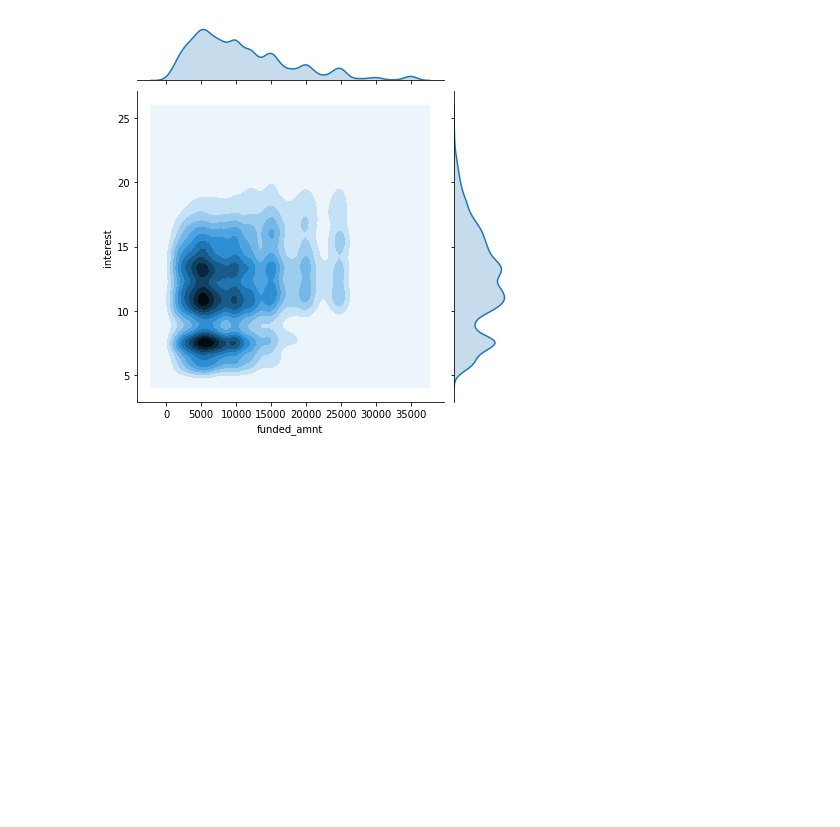
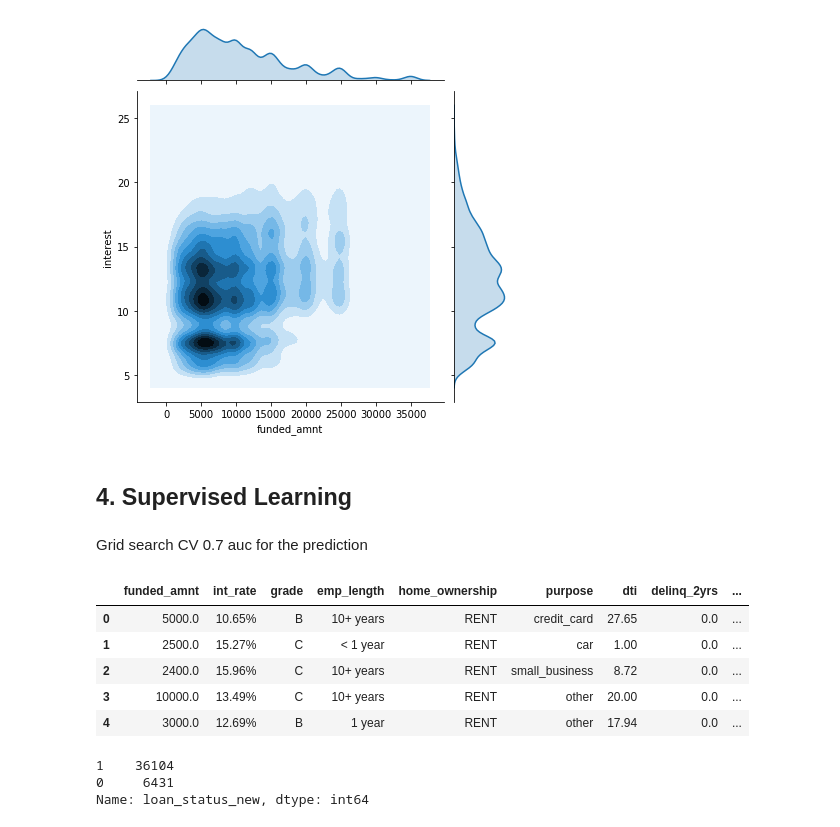
Before and after one commit to j-tian/Springboard, a Jupyter notebook: capstone_one.ipynb, the cells around one changed output. Saved outputs shown, nothing was run; the diff lists cells and outputs as text; code cells hidden in the pictures; blank space fills up the shorter version.

```diff
--- a/capstone_one.ipynb
+++ b/capstone_one.ipynb
@@ -261,3 +262,8 @@ sns.jointplot(x=amount, y=interest, data=df, kind="kde")
 # %% [output]
 <seaborn.axisgrid.JointGrid at 0x...>
 [figure]
+# %% [markdown]
+## 4. Supervised Learning
+# %% [markdown]
+Grid search CV
+0.7 auc for the prediction
@@ -263,0 +279,15 @@ sns.jointplot(x=amount, y=interest, data=df, kind="kde")
+# %%
+df1 = df.filter(['funded_amnt','term','int_rate','installment','grade','sub_grade','emp_length','home_ownership',
+                    'annual_inc','verification_status','purpose','dti','delinq_2yrs','loan_status_new'])
+df1=df1.dropna(axis=0)
+df1.drop(['installment','sub_grade','verification_status','term'], axis=1, inplace = True)
+#df1.drop(['purpose'], axis=1, inplace = True)
+#df1.drop(['home_ownership'], axis=1, inplace = True)
+df1.head()
+# %% [output]
+|  | funded_amnt | int_rate | grade | emp_length | home_ownership | purpose | dti | delinq_2yrs | ... |
+| 0 | 5000.0 | 10.65% | B | 10+ years | RENT | credit_card | 27.65 | 0.0 | ... |
+| 1 | 2500.0 | 15.27% | C | < 1 year | RENT | car | 1.00 | 0.0 | ... |
+| 2 | 2400.0 | 15.96% | C | 10+ years | RENT | small_business | 8.72 | 0.0 | ... |
+| 3 | 10000.0 | 13.49% | C | 10+ years | RENT | other | 20.00 | 0.0 | ... |
+| 4 | 3000.0 | 12.69% | B | 1 year | RENT | other | 17.94 | 0.0 | ... |
@@ -263,0 +298,12 @@ sns.jointplot(x=amount, y=interest, data=df, kind="kde")
+# %%
+#df1['loan_status_new']=df1['loan_status_new'].astype('category').cat.codes
+#cleanup_nums = {"loan_status_new":{"Fully Paid": 1, "Charged Off": 0}}
+#df1.replace(cleanup_nums,inplace=True)
+df1.replace({'Fully Paid': 1, 'Charged Off': 0})
+
+df1.head()
+df1['loan_status_new'].value_counts()
+# %% [output]
+1    36104
+0     6431
+Name: loan_status_new, dtype: int64
```
Also changed, not shown: parts of 10 cells of this notebook.
